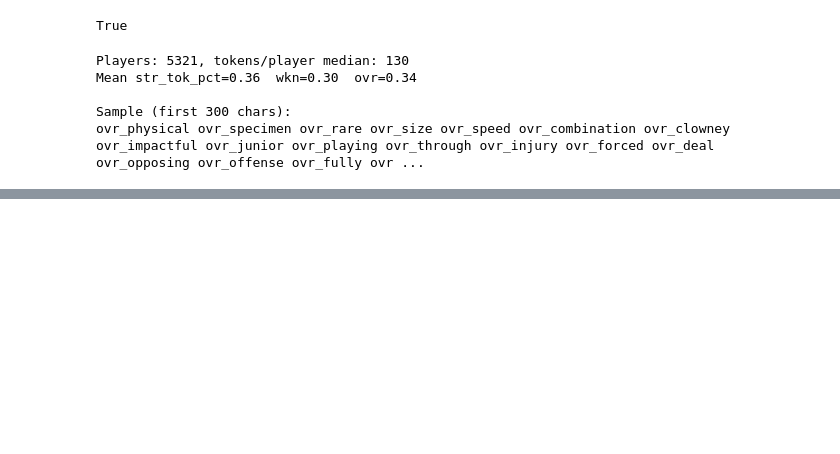
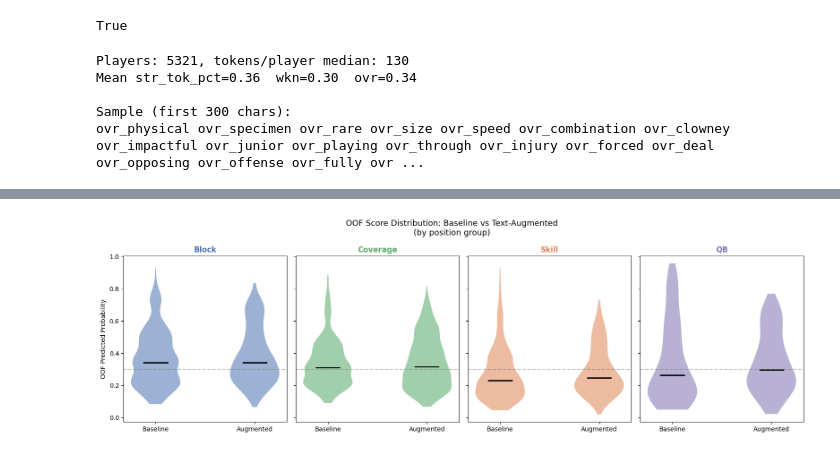
Before and after one commit to samuelfraley-bse/nfl-draft-nlp, a Jupyter notebook: notebooks/tagged_token_tf_idf.ipynb, the cells around one changed output, grey strips where cells are left out. Saved outputs shown, nothing was run; the diff lists cells and outputs as text; code cells hidden in the pictures; blank space fills up the shorter version.

```diff
--- a/notebooks/tagged_token_tf_idf.ipynb
+++ b/notebooks/tagged_token_tf_idf.ipynb
@@ -864,0 +969,77 @@ print(f"  → made it (wrong):          {(resid_df['crossed_down'] & (resid_df['
+# %%
+
+# ── Baseline vs Augmented OOF score comparison ────────────────────────────────
+# Generate OOF baseline predictions (fair comparison — baseline was in-sample above)
+from scipy.stats import wilcoxon
+
+oof_base_block    = cross_val_predict(make_baseline_pipe(),
+                                      block_train[['grade', 'Pos_Group']],
+                                      block_train['made_it_contract'],
+                                      cv=cv, method='predict_proba')[:, 1]
+
+oof_base_coverage = cross_val_predict(make_baseline_pipe(),
+                                      coverage_train[['grade', 'Pos_Group']],
+                                      coverage_train['made_it_contract'],
+                                      cv=cv, method='predict_proba')[:, 1]
+
+oof_base_skill    = cross_val_predict(make_baseline_pipe(),
+                                      skill_train[['grade', 'Pos_Group']],
+                                      skill_train['made_it_contract'],
+                                      cv=cv, method='predict_proba')[:, 1]
+
+oof_base_qb       = cross_val_predict(make_baseline_pipe(),
+                                      qb_train[['grade', 'Pos_Group']],
+                                      qb_train['made_it_contract'],
+                                      cv=cv, method='predict_proba')[:, 1]
+
+# Build long-form comparison dataframe
+records = []
+for group, base_oof, text_oof in [
+    ('Block',    oof_base_block,    oof_block),
+    ('Coverage', oof_base_coverage, oof_coverage),
+    ('Skill',    oof_base_skill,    oof_skill),
+    ('QB',       oof_base_qb,       oof_qb),
+]:
+    for b, t in zip(base_oof, text_oof):
+        records.append({'group': group, 'Baseline': b, 'Augmented': t})
+
+cmp_df = pd.DataFrame(records)
+
+# ── Wilcoxon signed-rank test ──────────────────────────────────────────────────
+print("Wilcoxon signed-rank test: Baseline vs Text-Augmented OOF scores\n")
+print(f"{'Group':<12} {'Mean Base':>10} {'Mean Aug':>10} {'W-stat':>10} {'p-value':>10}  {'Sig':>4}")
+print("-" * 60)
+for group in ['Block', 'Coverage', 'Skill', 'QB']:
+    sub = cmp_df[cmp_df.group == group]
+    stat, p = wilcoxon(sub['Baseline'], sub['Augmented'])
+    sig = '***' if p < 0.001 else '**' if p < 0.01 else '*' if p < 0.05 else 'ns'
+    print(f"{group:<12} {sub['Baseline'].mean():>10.4f} {sub['Augmented'].mean():>10.4f} {stat:>10.1f} {p:>10.4f}  {sig:>4}")
+
+# ── Violin plot ────────────────────────────────────────────────────────────────
+GROUP_COLORS = {'Block': '#4C72B0', 'Coverage': '#55A868', 'Skill': '#DD8452', 'QB': '#8172B2'}
+
+fig, axes = plt.subplots(1, 4, figsize=(16, 5), sharey=True)
+fig.suptitle('OOF Score Distribution: Baseline vs Text-Augmented\n(by position group)', fontsize=13)
+
+for ax, group in zip(axes, ['Block', 'Coverage', 'Skill', 'QB']):
+    sub = cmp_df[cmp_df.group == group]
+    data = [sub['Baseline'].values, sub['Augmented'].values]
+    parts = ax.violinplot(data, positions=[1, 2], showmedians=True, showextrema=False)
+
+    color = GROUP_COLORS[group]
+    for pc in parts['bodies']:
+        pc.set_facecolor(color)
+        pc.set_alpha(0.55)
+    parts['cmedians'].set_color('black')
+    parts['cmedians'].set_linewidth(2)
+
+    ax.set_xticks([1, 2])
+    ax.set_xticklabels(['Baseline', 'Augmented'], fontsize=10)
+    ax.set_title(group, color=color, fontsize=12, fontweight='bold')
+    if ax is axes[0]:
+        ax.set_ylabel('OOF Predicted Probability')
+    ax.axhline(0.3, color='grey', linestyle='--', alpha=0.5)
+
+plt.tight_layout()
+plt.show()
+# %% [output]
@@ -864,0 +1054 @@ print(f"  → made it (wrong):          {(resid_df['crossed_down'] & (resid_df['
+[figure, added]
```
Also changed, not shown: parts of 12 cells of this notebook.
